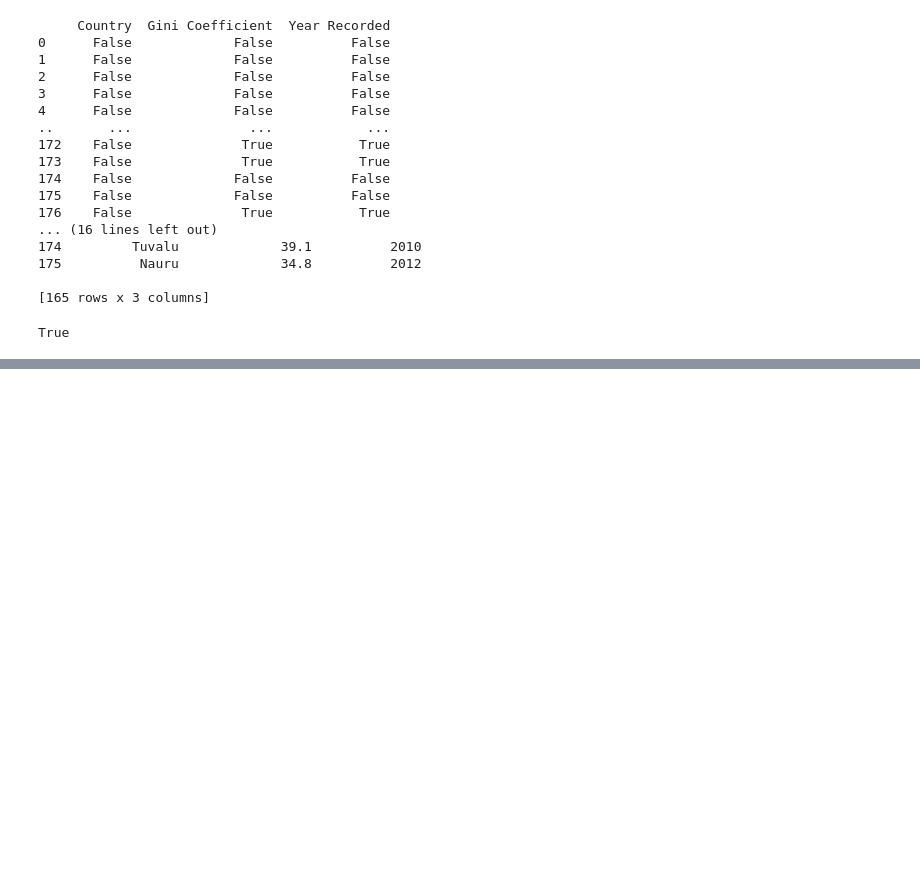
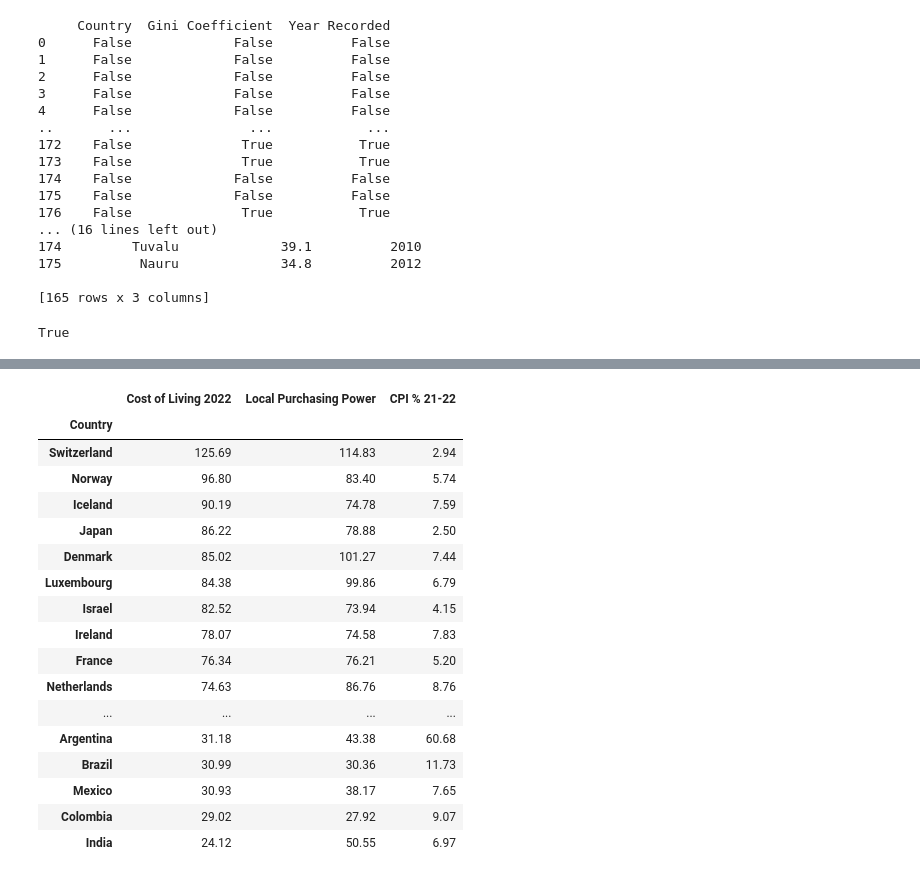
Before and after one commit to lod178/UCDPA_LindsayODonoghue, a Jupyter notebook: UCDPA.ipynb, the cells around one changed output, grey strips where cells are left out. Cells and saved outputs as stored; diff of their text form; code cells hidden in the pictures; blank space fills up the shorter version.

```diff
--- a/UCDPA.ipynb
+++ b/UCDPA.ipynb
@@ -358,0 +359,8 @@ Japan                                    May-22   2.50
+# %%
+# Joining Cost of Living 2022 Dataset with OECD Consumer Price Index Dataset
+CostofLiving2022_IndexChange2 = CostofLiving2022_IndexChange.reset_index()
+CostofLiving2022_IndexChange2 = CostofLiving2022_IndexChange2
+CostofLiving2022_IndexChange2 = CostofLiving2022_IndexChange2.rename(columns = {'country':'Country'})
+CostofLiving2022_IndexChange2 = CostofLiving2022_IndexChange2.set_index('Country')
+
+print(CostofLiving2022_IndexChange2)
@@ -358,0 +385,7 @@ Japan                                    May-22   2.50
+# %%
+#Removing unnecessary columns, blank rows, country duplicates
+
+joined_data= pd.concat([CostofLiving2022_IndexChange2, CPI_data_May_2022], axis=1)
+joined_data = joined_data.drop(columns=['Overall CoLiving Rank','Rent','CoLiving + Rent', 'Groceries', 'Restaurant Price', 'CPI Month Recorded'])
+joined_data = joined_data.rename(columns={'CoLiving': 'Cost of Living 2022', 'CPI %':'CPI % 21-22'})
+print(joined_data.sort_index())
@@ -358,0 +410,4 @@ Japan                                    May-22   2.50
+# %%
+Country_check= joined_data.drop(columns=['Local Purchasing Power'])
+pd.set_option('display.max_rows', None)
+print(Country_check.sort_index())
@@ -358,0 +459,4 @@ Japan                                    May-22   2.50
+# %%
+joined_data.iloc[76] = [39.51,60.44,2.10]
+joined_data.iloc[62]= [46.80,53.39,12.56]
+joined_data.iloc[111]= [32.44,38.04,73.50]
@@ -358,0 +485,21 @@ Japan                                    May-22   2.50
+# %%
+joined_data.dropna(axis=0)
+# %% [output]
+|  | Cost of Living 2022 | Local Purchasing Power | CPI % 21-22 |
+| Country |  |  |  |
+| Switzerland | 125.69 | 114.83 | 2.94 |
+| Norway | 96.80 | 83.40 | 5.74 |
+| Iceland | 90.19 | 74.78 | 7.59 |
+| Japan | 86.22 | 78.88 | 2.50 |
+| Denmark | 85.02 | 101.27 | 7.44 |
+| Luxembourg | 84.38 | 99.86 | 6.79 |
+| Israel | 82.52 | 73.94 | 4.15 |
+| Ireland | 78.07 | 74.58 | 7.83 |
+| France | 76.34 | 76.21 | 5.20 |
+| Netherlands | 74.63 | 86.76 | 8.76 |
+| ... | ... | ... | ... |
+| Argentina | 31.18 | 43.38 | 60.68 |
+| Brazil | 30.99 | 30.36 | 11.73 |
+| Mexico | 30.93 | 38.17 | 7.65 |
+| Colombia | 29.02 | 27.92 | 9.07 |
+| India | 24.12 | 50.55 | 6.97 |
```
Also changed, not shown: parts of 12 cells of this notebook.
